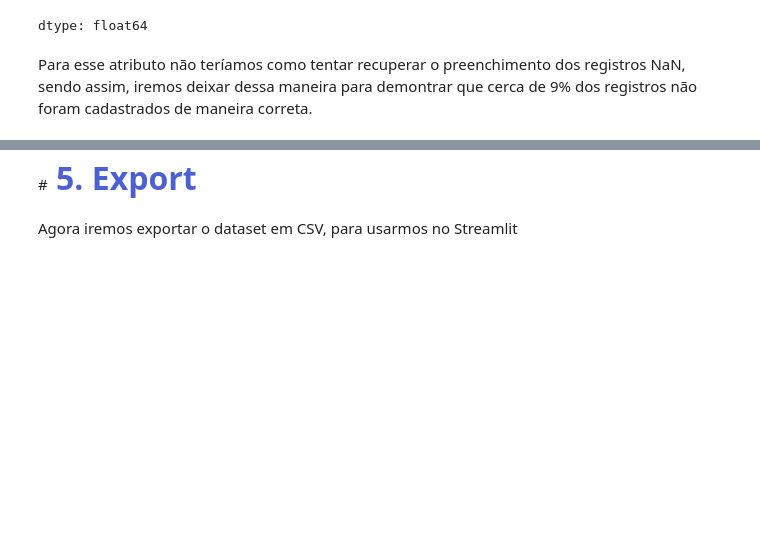
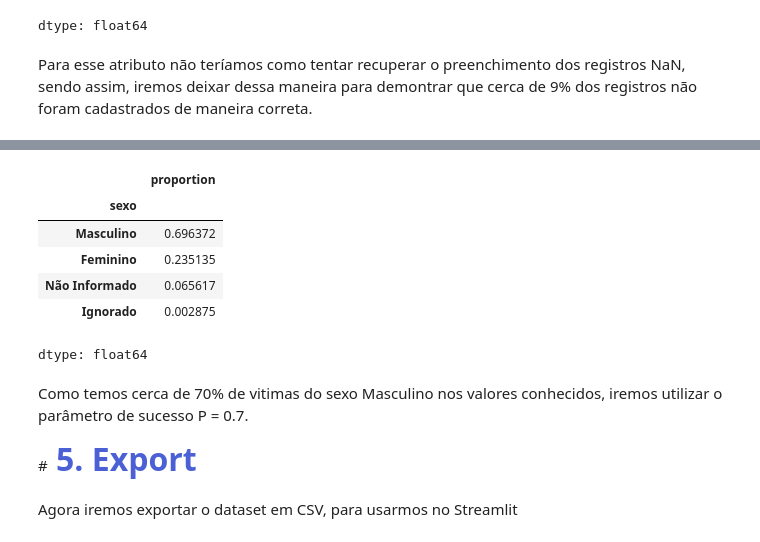
Before and after one commit to gabrielmprata/acidentes_transito, a Jupyter notebook: Acidentes_Rodoviarios_PreProc.ipynb, the cells around one changed output, grey strips where cells are left out. Saved outputs shown, nothing was run; the diff lists cells and outputs as text; code cells hidden in the pictures; blank space fills up the shorter version.

```diff
--- a/Acidentes_Rodoviarios_PreProc.ipynb
+++ b/Acidentes_Rodoviarios_PreProc.ipynb
@@ -1020,0 +1032,13 @@ Para esse atributo não teríamos como tentar recuperar o preenchimento dos regi
+# %%
+# Verificando o percentual da distribuição
+df_pessoas.sexo.value_counts(normalize=True)
+# %% [output]
+|  | proportion |
+| sexo |  |
+| Masculino | 0.696372 |
+| Feminino | 0.235135 |
+| Não Informado | 0.065617 |
+| Ignorado | 0.002875 |
+dtype: float64
+# %% [markdown]
+Como temos cerca de 70% de vitimas do sexo Masculino nos valores conhecidos, iremos utilizar o parâmetro de sucesso P = 0.7.
```
Also changed, not shown: parts of 6 cells of this notebook.
